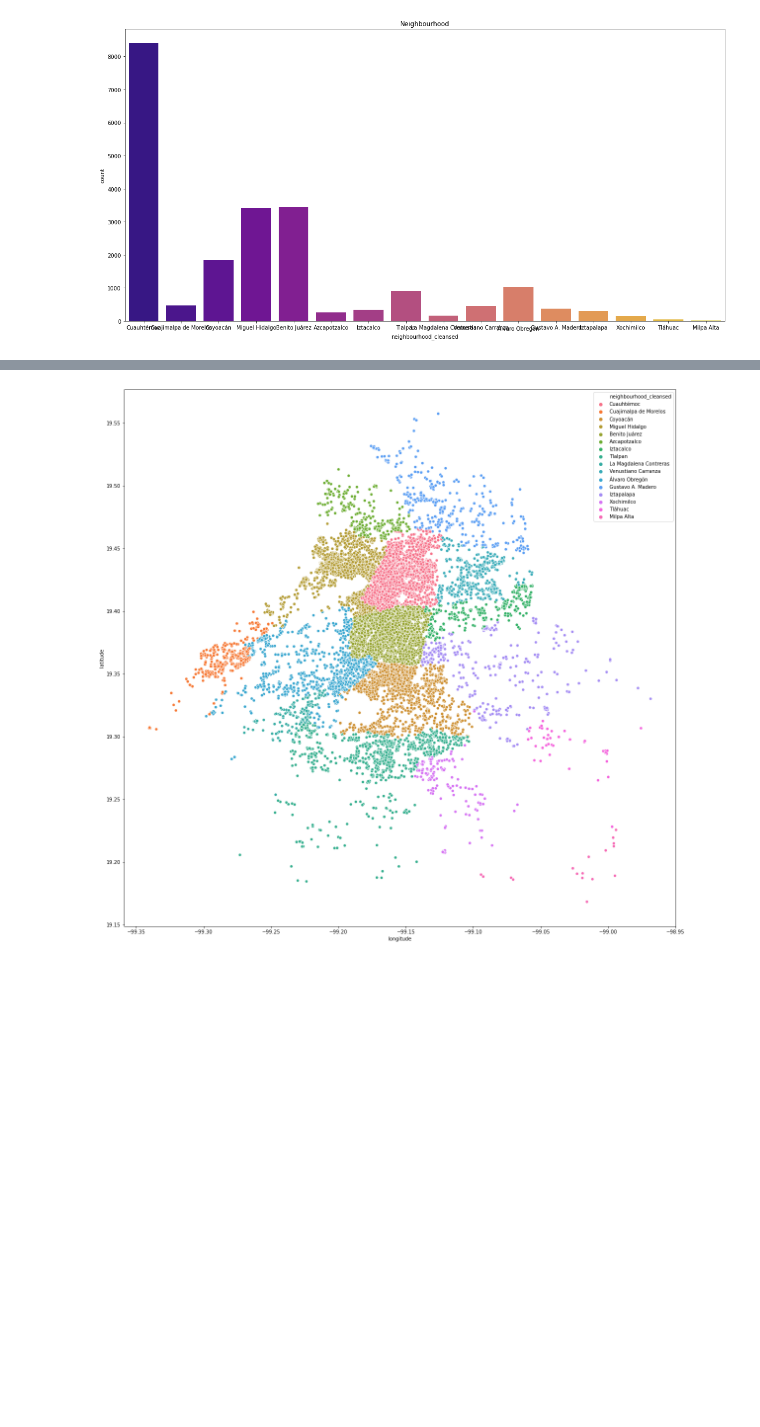
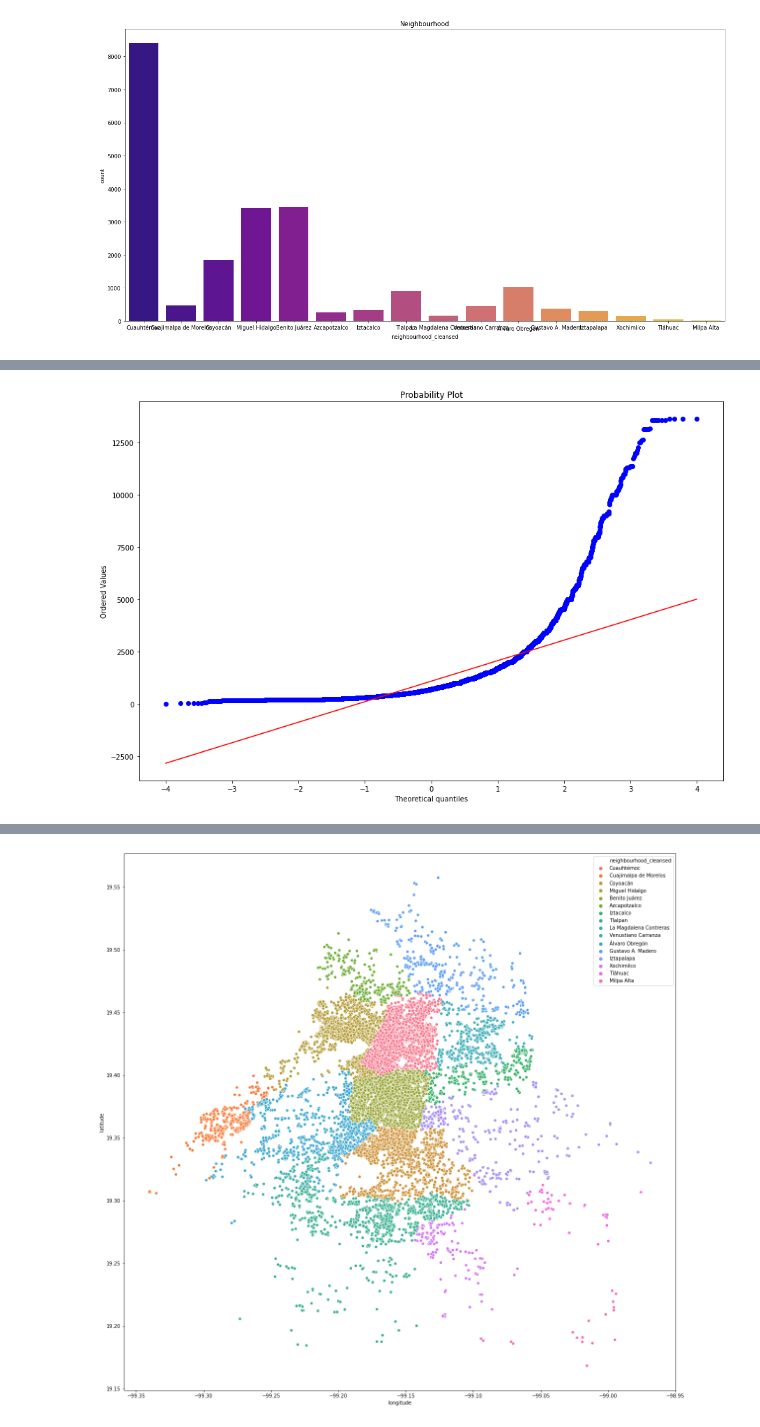
Before and after one commit to prope-2020-gh-classroom/practica-final-por-equipos-verano-2020-itam-EddOselotl, a Jupyter notebook: CorrelatePrice.ipynb, the cells around one changed output, grey strips where cells are left out. Cells and saved outputs as stored; diff of their text form; code cells hidden in the pictures; blank space fills up the shorter version.

```diff
--- a/CorrelatePrice.ipynb
+++ b/CorrelatePrice.ipynb
@@ -97,0 +117,6 @@ Text(0.5, 1.0, 'Neighbourhood')
+# %%
+plt.figure(figsize=(15,10))
+stats.probplot(df["price"], plot=plt)
+plt.show()
+# %% [output]
+[figure, added]
```
Also changed, not shown: parts of 6 cells of this notebook.
